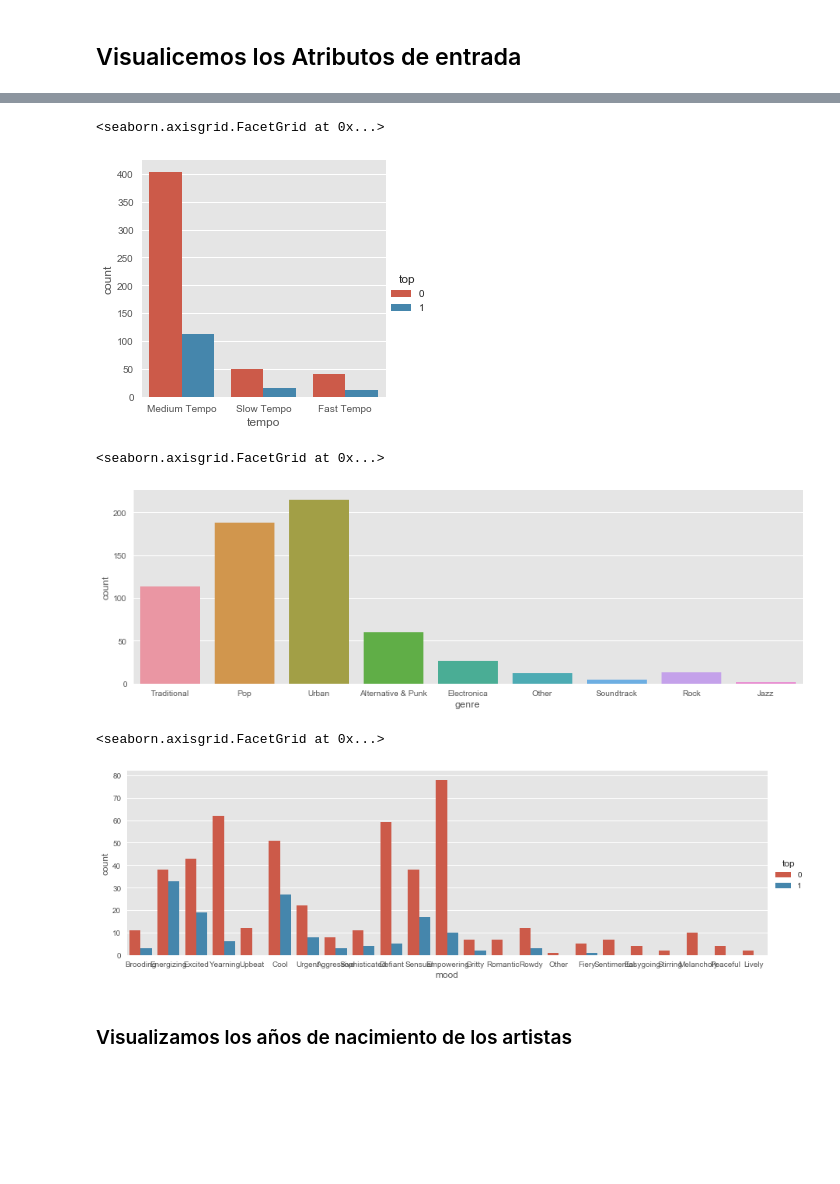
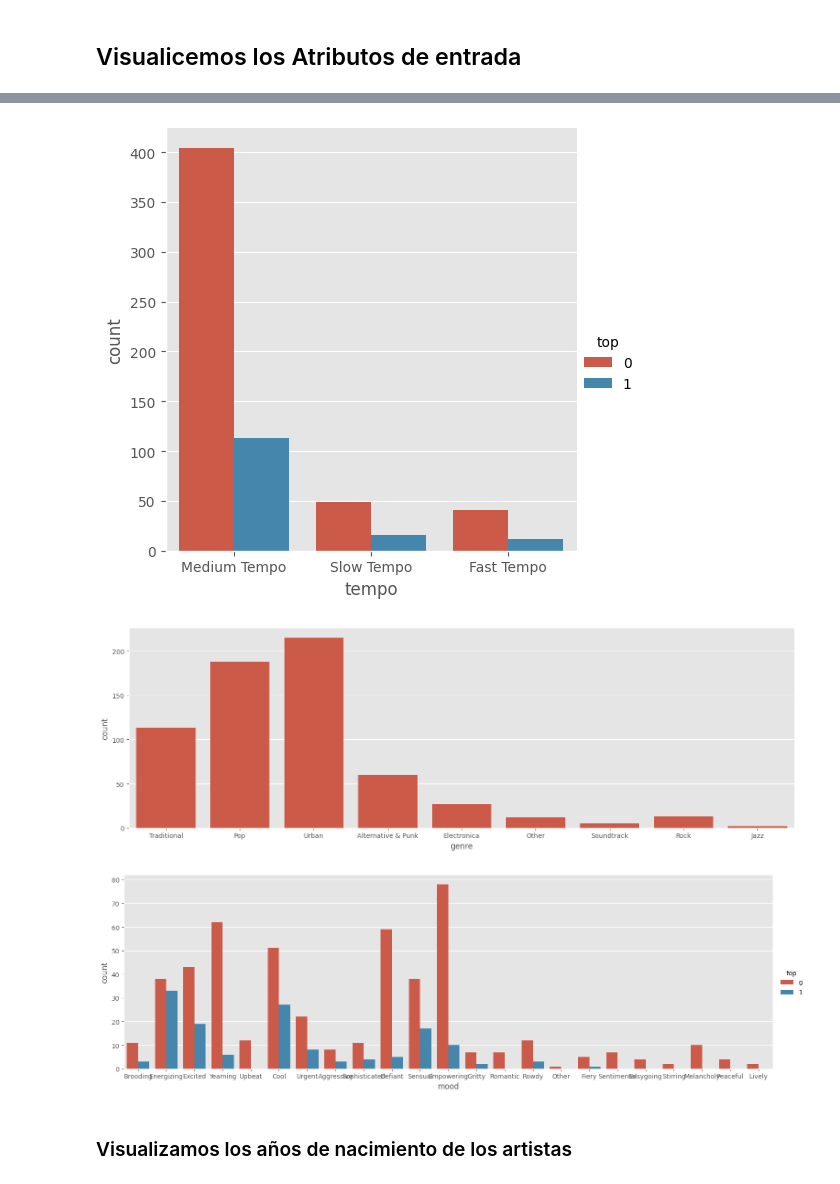
Before and after one commit to jbagnato/machine-learning, a Jupyter notebook: Ejercicio_Arbol_de_Decision.ipynb, the cells around one changed output, grey strips where cells are left out. Saved outputs shown, nothing was run; the diff lists cells and outputs as text; code cells hidden in the pictures; blank space fills up the shorter version.

```diff
--- a/Ejercicio_Arbol_de_Decision.ipynb
+++ b/Ejercicio_Arbol_de_Decision.ipynb
@@ -67,18 +71,21 @@ sb.factorplot('mood',data=artists_billboard,kind="count", aspect=3)
 # %%
-sb.factorplot('tempo',data=artists_billboard,hue='top',kind="count")
+# sb.factorplot('tempo',data=artists_billboard,hue='top',kind="count") # deprecado
+sb.catplot(x='tempo', data=artists_billboard, hue='top', kind='count')
+plt.show()
 # %% [output]
-<seaborn.axisgrid.FacetGrid at 0x...>
-[figure, old version]
+[figure, new version]
 # %%
-sb.factorplot('genre',data=artists_billboard,kind="count", aspect=3)
+# sb.factorplot('genre',data=artists_billboard,kind="count", aspect=3) # deprecado
+sb.catplot(x='genre', data=artists_billboard, kind='count', aspect=3)
+plt.show()
 # %% [output]
-<seaborn.axisgrid.FacetGrid at 0x...>
-[figure, old version]
+[figure, new version]
 # %%
-sb.factorplot('mood',data=artists_billboard,hue='top',kind="count", aspect=3)
+# b.factorplot('mood',data=artists_billboard,hue='top',kind="count", aspect=3) # deprecado
+sb.catplot(x='mood', data=artists_billboard, hue='top', kind='count', aspect=3)
+plt.show()
 # %% [output]
-<seaborn.axisgrid.FacetGrid at 0x...>
-[figure, old version]
+[figure, new version]
 # %% [markdown]
 ### Visualizamos los años de nacimiento de los artistas
 # %%
```
Also changed, not shown: parts of 29 cells of this notebook.
